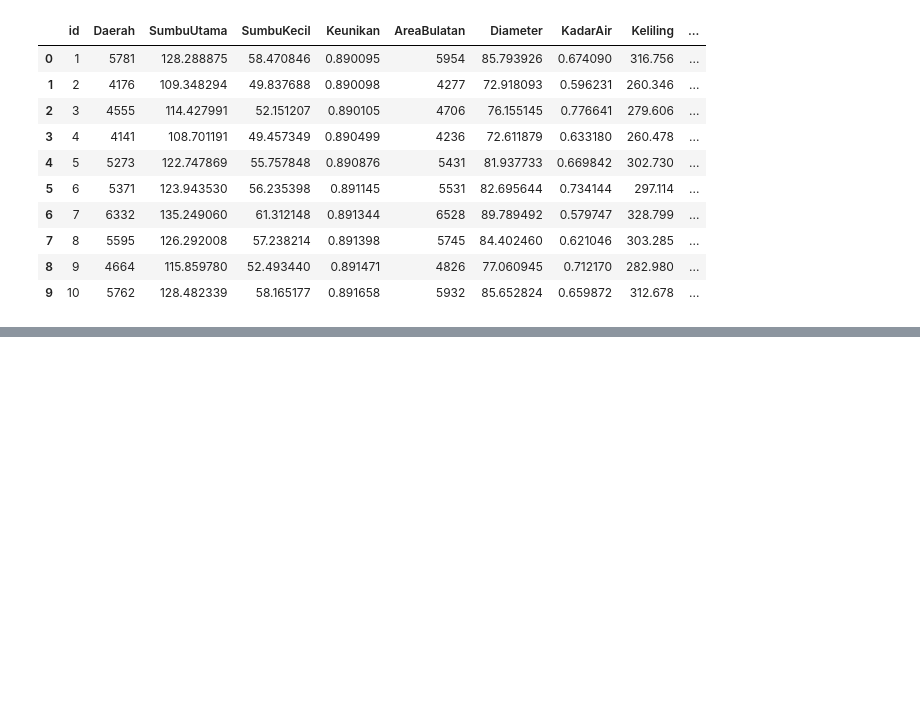
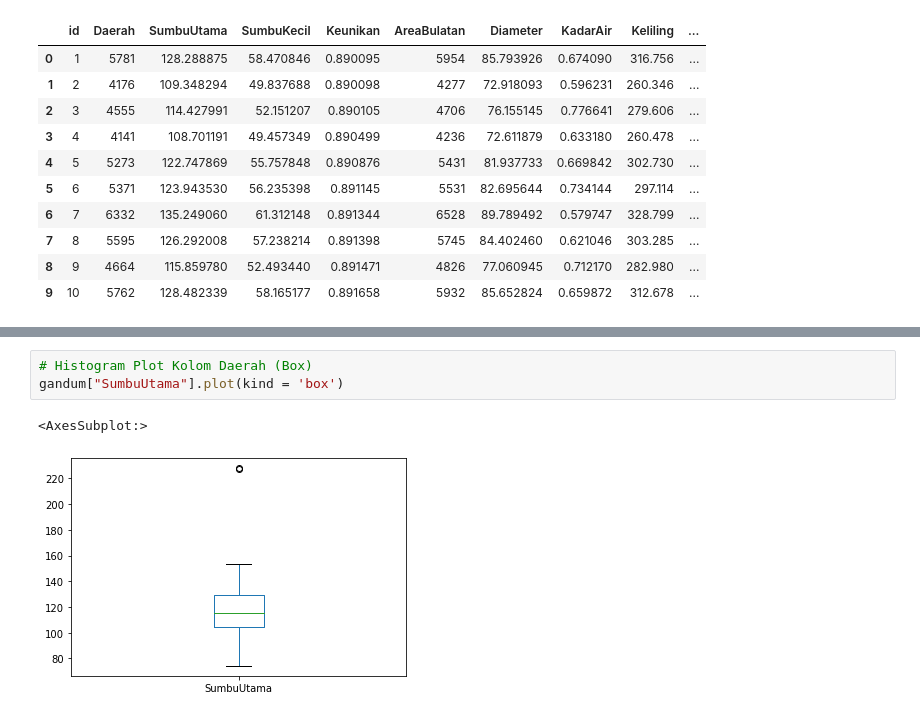
Before and after one commit to naufalsuryasumirat/Tubes_IF2220, a Jupyter notebook: src/K03-T1-IF2220-13519135.ipynb, the cells around one changed output, grey strips where cells are left out. Drawn from its saved outputs; the diff is of its cells as text; blank space fills up the shorter version.

```diff
--- a/src/K03-T1-IF2220-13519135.ipynb
+++ b/src/K03-T1-IF2220-13519135.ipynb
@@ -61,0 +110,6 @@ dtype: float64
+# %%
+# Histogram Plot Kolom Daerah (Box)
+gandum["SumbuUtama"].plot(kind = 'box')
+# %% [output]
+<AxesSubplot:>
+[figure, added]
```
Also changed, not shown: parts of 44 cells of this notebook.
